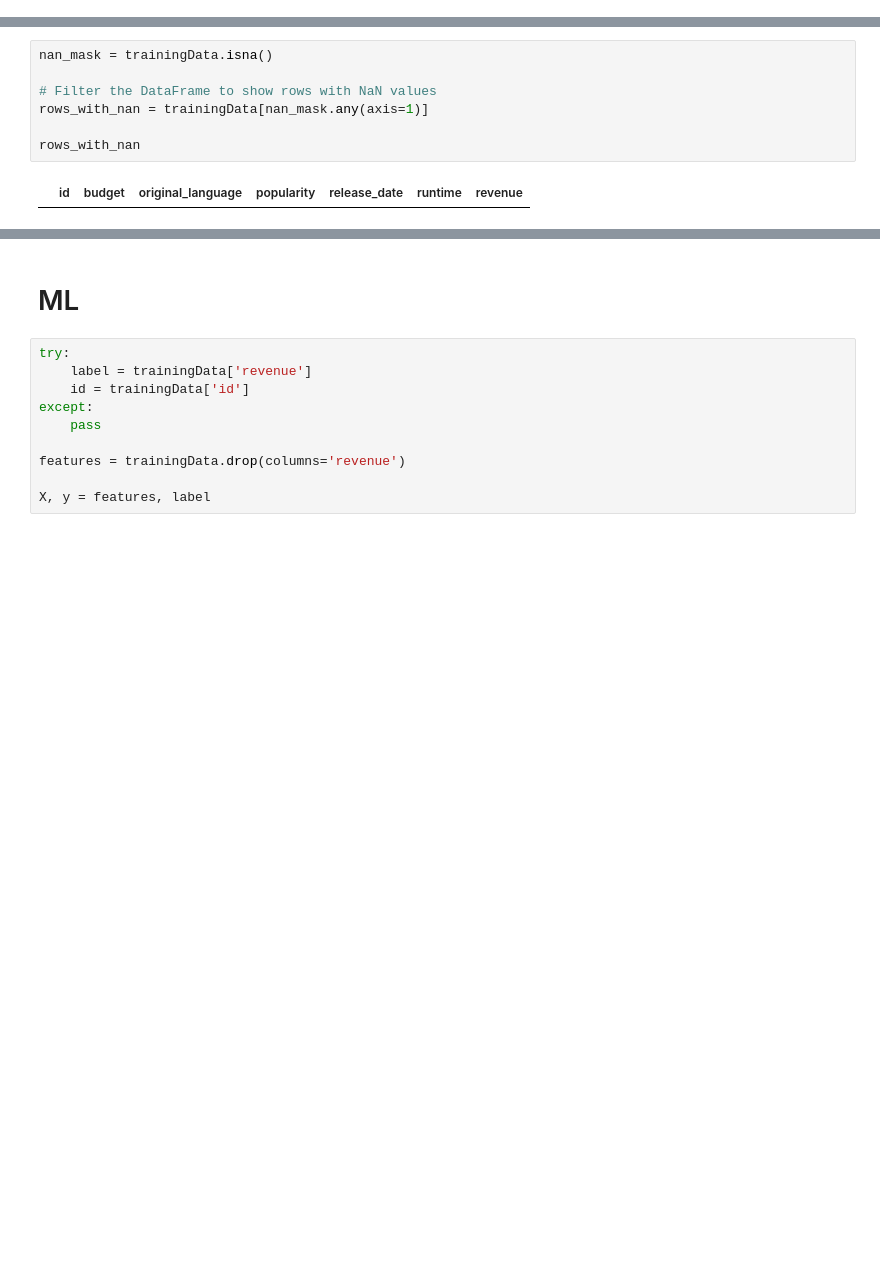
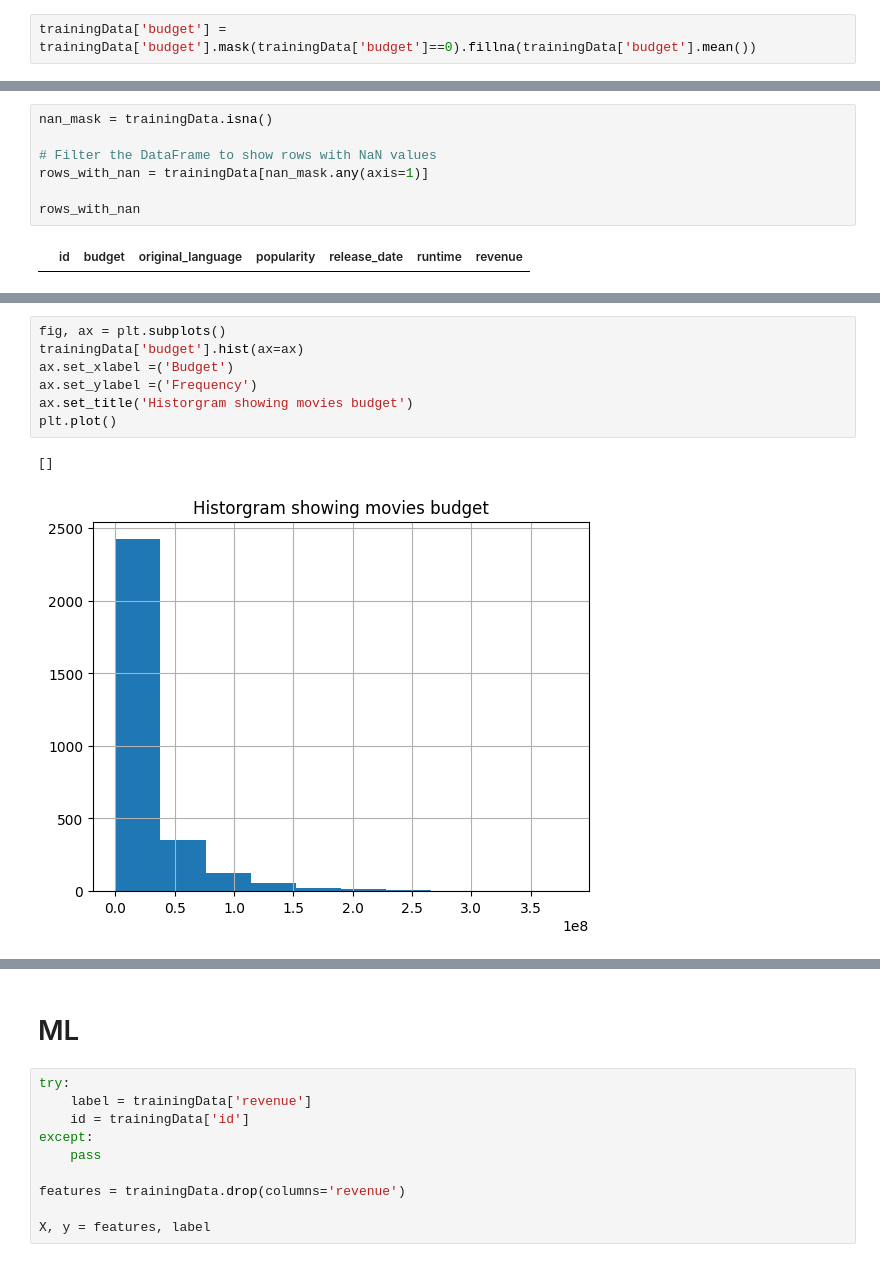
Before and after one commit to h600895/ML-oblig2, a Jupyter notebook: main.ipynb, the cells around one changed output, grey strips where cells are left out. Cells and saved outputs as stored; diff of their text form; blank space fills up the shorter version.

```diff
--- a/main.ipynb
+++ b/main.ipynb
@@ -11,0 +18,2 @@ testData = pd.read_csv(f'{folder}/test.csv')
+# %%
+trainingData['budget'] = trainingData['budget'].mask(trainingData['budget']==0).fillna(trainingData['budget'].mean())
@@ -85,0 +112,10 @@ rows_with_nan
+# %%
+fig, ax = plt.subplots()
+trainingData['budget'].hist(ax=ax)
+ax.set_xlabel =('Budget')
+ax.set_ylabel =('Frequency')
+ax.set_title('Historgram showing movies budget')
+plt.plot()
+# %% [output]
+[]
+[figure, added]
```
Also changed, not shown: parts of 19 cells of this notebook, 1 other file.
